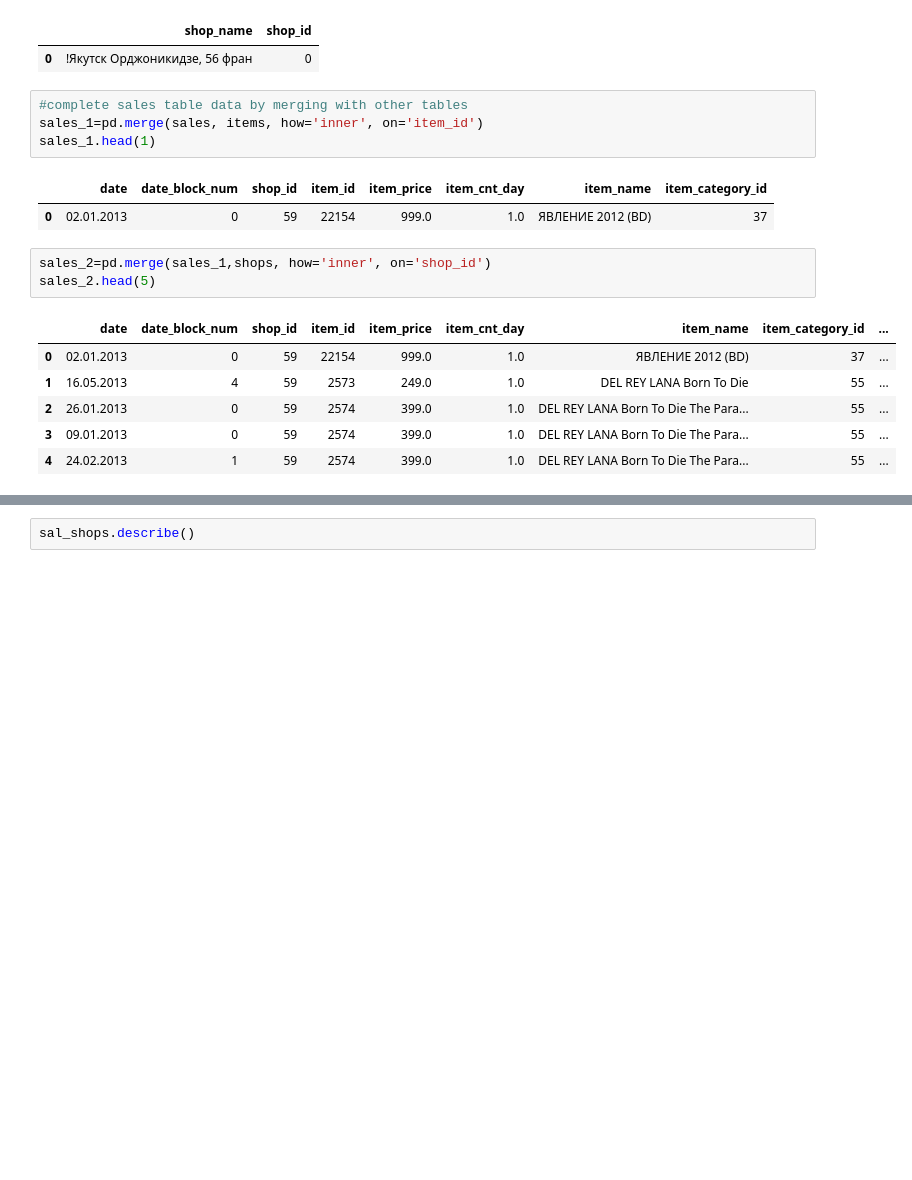
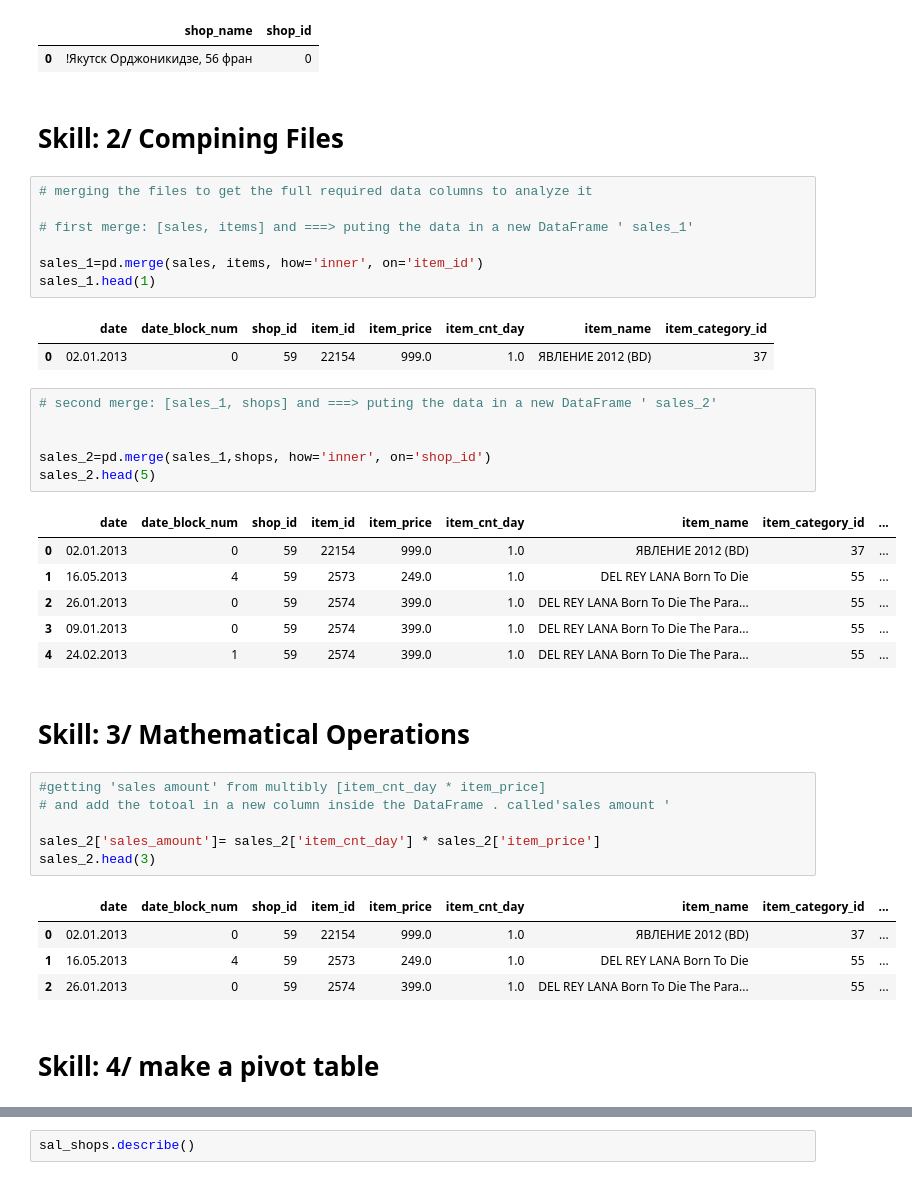
Before and after one commit to Mohamed-Said28/testrepo, a Jupyter notebook: future-sales.ipynb, the cells around one changed output, grey strips where cells are left out. Cells and saved outputs as stored; diff of their text form; blank space fills up the shorter version.

Commit message:
Kaggle Notebook | future_sales | Version 2

```diff
--- a/future-sales.ipynb
+++ b/future-sales.ipynb
@@ -31,14 +52,22 @@ shops.head(1)
 # %% [output]
 |  | shop_name | shop_id |
 | 0 | !Якутск Орджоникидзе, 56 фран | 0 |
+# %% [markdown]
+# Skill: 2/ Compining Files
 # %%
-#complete sales table data by merging with other tables
+# merging the files to get the full required data columns to analyze it
+
+# first merge: [sales, items] and ===> puting the data in a new DataFrame ' sales_1'
+
 sales_1=pd.merge(sales, items, how='inner', on='item_id')
 sales_1.head(1)
 # %% [output]
 |  | date | date_block_num | shop_id | item_id | item_price | item_cnt_day | item_name | item_category_id |
 | 0 | 02.01.2013 | 0 | 59 | 22154 | 999.0 | 1.0 | ЯВЛЕНИЕ 2012 (BD) | 37 |
 # %%
+# second merge: [sales_1, shops] and ===> puting the data in a new DataFrame ' sales_2'
+
+
 sales_2=pd.merge(sales_1,shops, how='inner', on='shop_id')
 sales_2.head(5)
 # %% [output]
@@ -48,4 +77,19 @@ sales_2.head(5)
 | 2 | 26.01.2013 | 0 | 59 | 2574 | 399.0 | 1.0 | DEL REY LANA Born To Die The Para... | 55 | ... |
 | 3 | 09.01.2013 | 0 | 59 | 2574 | 399.0 | 1.0 | DEL REY LANA Born To Die The Para... | 55 | ... |
 | 4 | 24.02.2013 | 1 | 59 | 2574 | 399.0 | 1.0 | DEL REY LANA Born To Die The Para... | 55 | ... |
+# %% [markdown]
+# Skill: 3/ Mathematical Operations
+# %%
+#getting 'sales amount' from multibly [item_cnt_day * item_price]
+# and add the totoal in a new column inside the DataFrame . called'sales amount '
+
+sales_2['sales_amount']= sales_2['item_cnt_day'] * sales_2['item_price']
+sales_2.head(3)
+# %% [output]
+|  | date | date_block_num | shop_id | item_id | item_price | item_cnt_day | item_name | item_category_id | ... |
+| 0 | 02.01.2013 | 0 | 59 | 22154 | 999.0 | 1.0 | ЯВЛЕНИЕ 2012 (BD) | 37 | ... |
+| 1 | 16.05.2013 | 4 | 59 | 2573 | 249.0 | 1.0 | DEL REY LANA Born To Die | 55 | ... |
+| 2 | 26.01.2013 | 0 | 59 | 2574 | 399.0 | 1.0 | DEL REY LANA Born To Die The Para... | 55 | ... |
+# %% [markdown]
+# Skill: 4/ make a pivot table
 # %%
```
Also changed, not shown: parts of 11 cells of this notebook.
